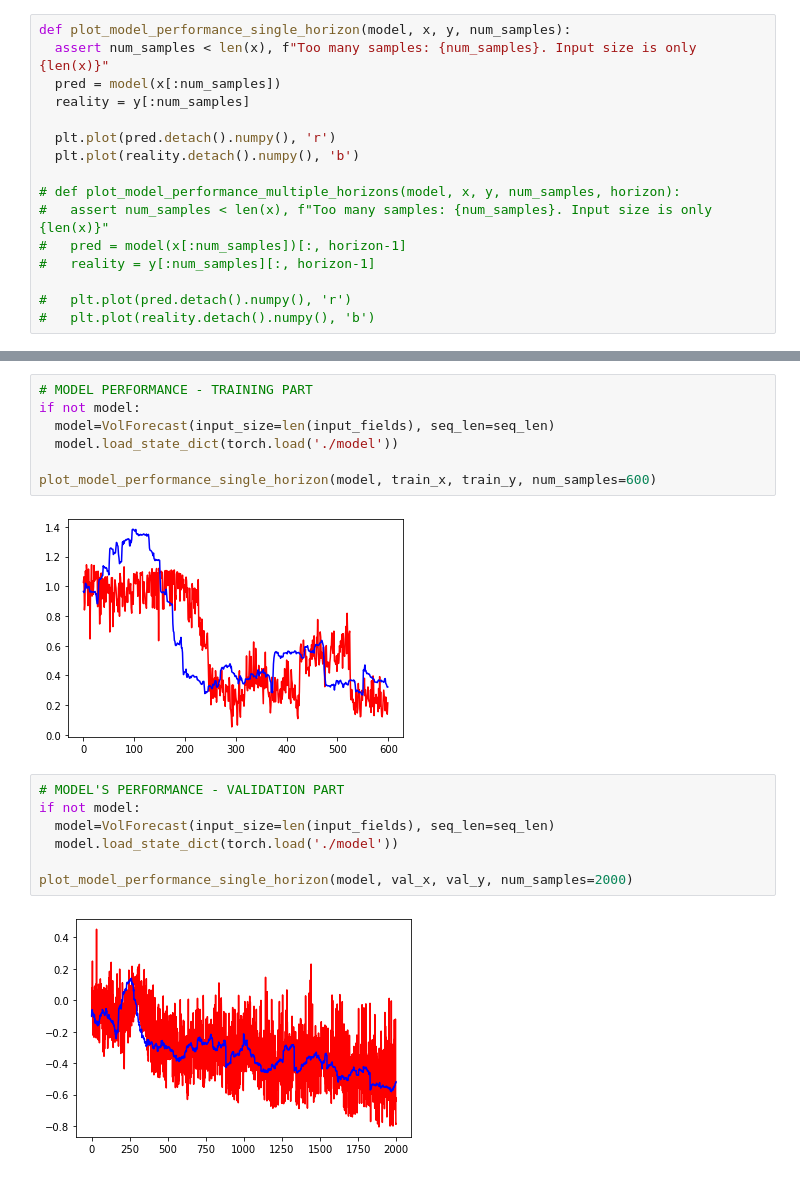
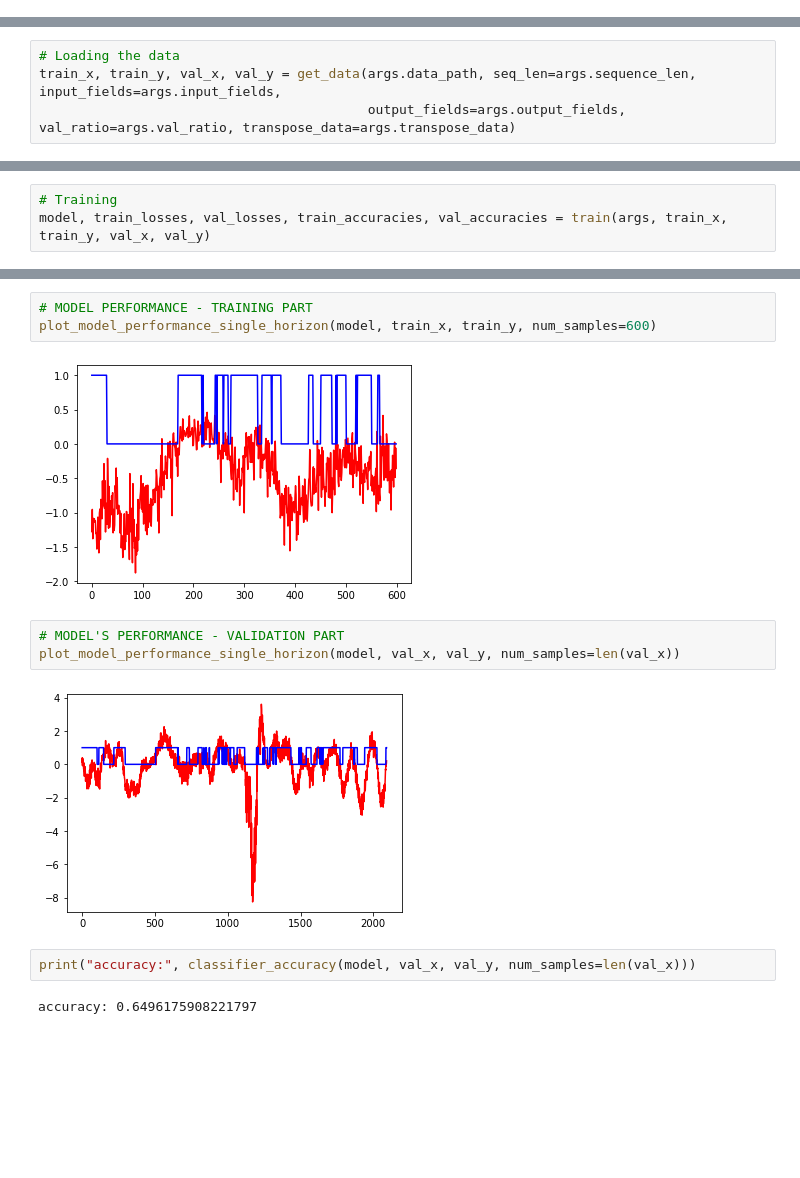
Before and after one commit to sashavoit-zz/volatility-trader, a Jupyter notebook: net.ipynb, the cells around one changed output, grey strips where cells are left out. Cells and saved outputs as stored; diff of their text form; blank space fills up the shorter version.

```diff
--- a/net.ipynb
+++ b/net.ipynb
@@ -247,17 +349 @@ def train(model, opts, train_x, train_y, val_x, val_y):
-# %%
-def plot_model_performance_single_horizon(model, x, y, num_samples):
-  assert num_samples < len(x), f"Too many samples: {num_samples}. Input size is only {len(x)}"
-  pred = model(x[:num_samples])
-  reality = y[:num_samples]
-
-  plt.plot(pred.detach().numpy(), 'r')
-  plt.plot(reality.detach().numpy(), 'b')
-
-# def plot_model_performance_multiple_horizons(model, x, y, num_samples, horizon):
-#   assert num_samples < len(x), f"Too many samples: {num_samples}. Input size is only {len(x)}"
-#   pred = model(x[:num_samples])[:, horizon-1]
-#   reality = y[:num_samples][:, horizon-1]
-
-#   plt.plot(pred.detach().numpy(), 'r')
-#   plt.plot(reality.detach().numpy(), 'b')
 # %%
@@ -306,0 +413,4 @@ Epoch: 400, training loss: 0.19577109813690186
+# %%
+# Loading the data
+train_x, train_y, val_x, val_y = get_data(args.data_path, seq_len=args.sequence_len, input_fields=args.input_fields,
+                                          output_fields=args.output_fields, val_ratio=args.val_ratio, transpose_data=args.transpose_data)
@@ -306,0 +422,3 @@ Epoch: 400, training loss: 0.19577109813690186
+# %%
+# Training
+model, train_losses, val_losses, train_accuracies, val_accuracies = train(args, train_x, train_y, val_x, val_y)
@@ -314,18 +457,14 @@ plt.plot(np.array([x.detach().numpy() for x in val_losses]), 'b')
 # %%
 # MODEL PERFORMANCE - TRAINING PART
-if not model:
-  model=VolForecast(input_size=len(input_fields), seq_len=seq_len)
-  model.load_state_dict(torch.load('./model'))
-
 plot_model_performance_single_horizon(model, train_x, train_y, num_samples=600)
 # %% [output]
-[figure, old version]
+[figure, new version]
 # %%
 # MODEL'S PERFORMANCE - VALIDATION PART
-if not model:
-  model=VolForecast(input_size=len(input_fields), seq_len=seq_len)
-  model.load_state_dict(torch.load('./model'))
-
-plot_model_performance_single_horizon(model, val_x, val_y, num_samples=2000)
+plot_model_performance_single_horizon(model, val_x, val_y, num_samples=len(val_x))
 # %% [output]
-[figure, old version]
+[figure, new version]
+# %%
+print("accuracy:", classifier_accuracy(model, val_x, val_y, num_samples=len(val_x)))
+# %% [output]
+accuracy: 0.6496175908221797
```
Also changed, not shown: parts of 23 cells of this notebook.
